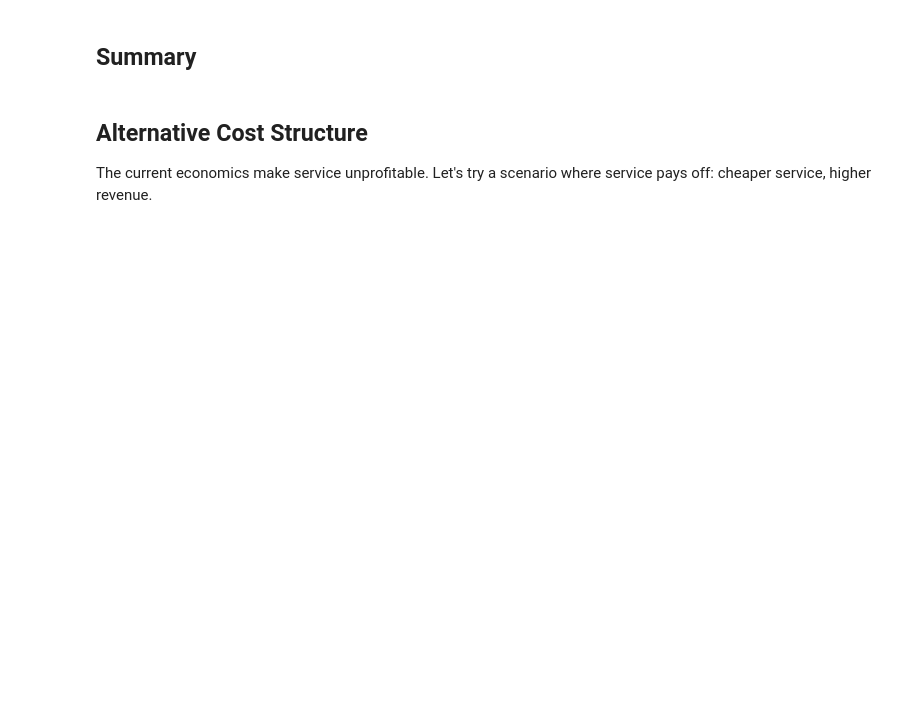
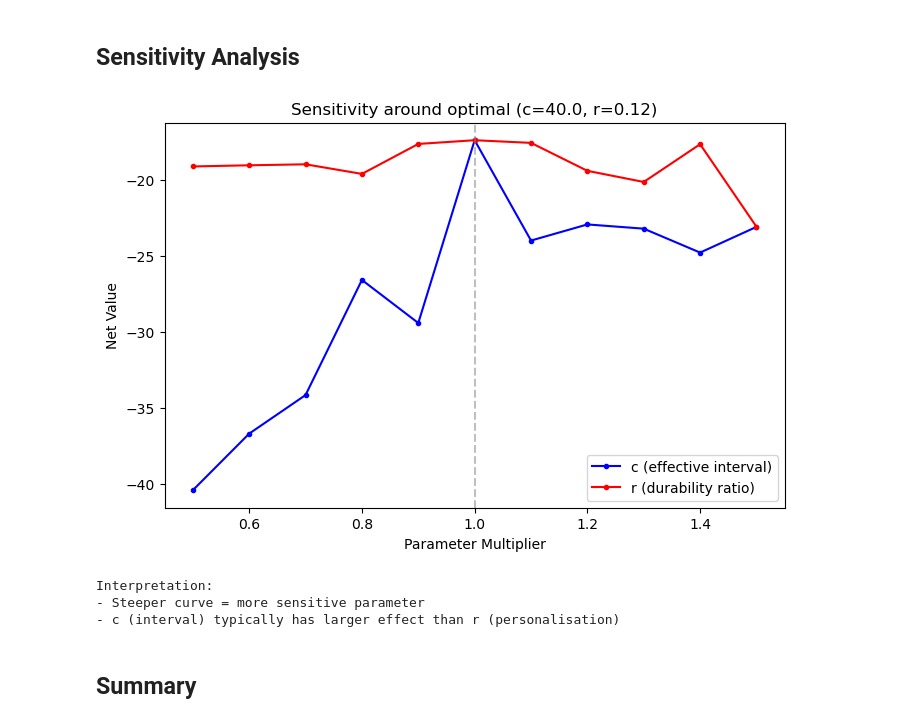
Before and after one commit to RGaudoin/discretiser, a Jupyter notebook: notebooks/policy_optimisation.ipynb, the cells around one changed output. Drawn from its saved outputs; the diff is of its cells as text; code cells hidden in the pictures; blank space fills up the shorter version.

```diff
--- a/notebooks/policy_optimisation.ipynb
+++ b/notebooks/policy_optimisation.ipynb
@@ -205,0 +105,11 @@ plt.show()
+# %%
+c_values = np.linspace(10, 150, 30)  # 2x denser
+r_values = np.linspace(-1.0, 2.5, 46)  # 2x denser, wider range
+
+print(f"Grid search: {len(c_values)} x {len(r_values)} = {len(c_values)*len(r_values)} combinations")
+best_cr, best_value, grid_results = grid_search(
+    scenario, policy_factory_cr, [c_values, r_values],
+    n_subjects=N_SAMPLES, max_time=MAX_TIME, seed=42, verbose=True
+)
+a, b = cr_to_ab(*best_cr)
+print(f"\nBest: c={best_cr[0]:.1f}, r={best_cr[1]:.2f} (a={a:.1f}, b={b:.1f}) -> {best_value:.1f}")
@@ -206,2 +372,34 @@ plt.show()
+# %% [markdown]
+## Sensitivity Analysis
+# %%
+sens = sensitivity_analysis(
+    scenario,
+    policy_factory_cr,
+    base_params=np.array(best_cr),
+    param_names=['c', 'r'],
+    variations=np.linspace(0.5, 1.5, 11),
+    n_subjects=N_SAMPLES,
+    max_time=MAX_TIME,
+    seed=42
+)
+
+plt.figure(figsize=(8, 5))
+plt.plot(sens['multipliers'], sens['c'], 'b.-', label='c (effective interval)')
+plt.plot(sens['multipliers'], sens['r'], 'r.-', label='r (durability ratio)')
+plt.axvline(1.0, color='gray', linestyle='--', alpha=0.5)
+plt.xlabel('Parameter Multiplier')
+plt.ylabel('Net Value')
+plt.title(f'Sensitivity around optimal (c={best_cr[0]:.1f}, r={best_cr[1]:.2f})')
+plt.legend()
+plt.show()
+
+print("Interpretation:")
+print("- Steeper curve = more sensitive parameter")
+print("- c (interval) typically has larger effect than r (personalisation)")
+# %% [output]
+[figure, added]
+Interpretation:
+- Steeper curve = more sensitive parameter
+- c (interval) typically has larger effect than r (personalisation)
 # %% [markdown]
 ## Summary
@@ -224,4 +405,0 @@ print(f"  Improvement: {opt_result.improvement:.1f} ({opt_result.improvement_pct
-# %% [markdown]
-## Alternative Cost Structure
-
-The current economics make service unprofitable. Let's try a scenario where service pays off: cheaper service, higher revenue.
```
Also changed, not shown: parts of 45 cells of this notebook, 4 other files.
